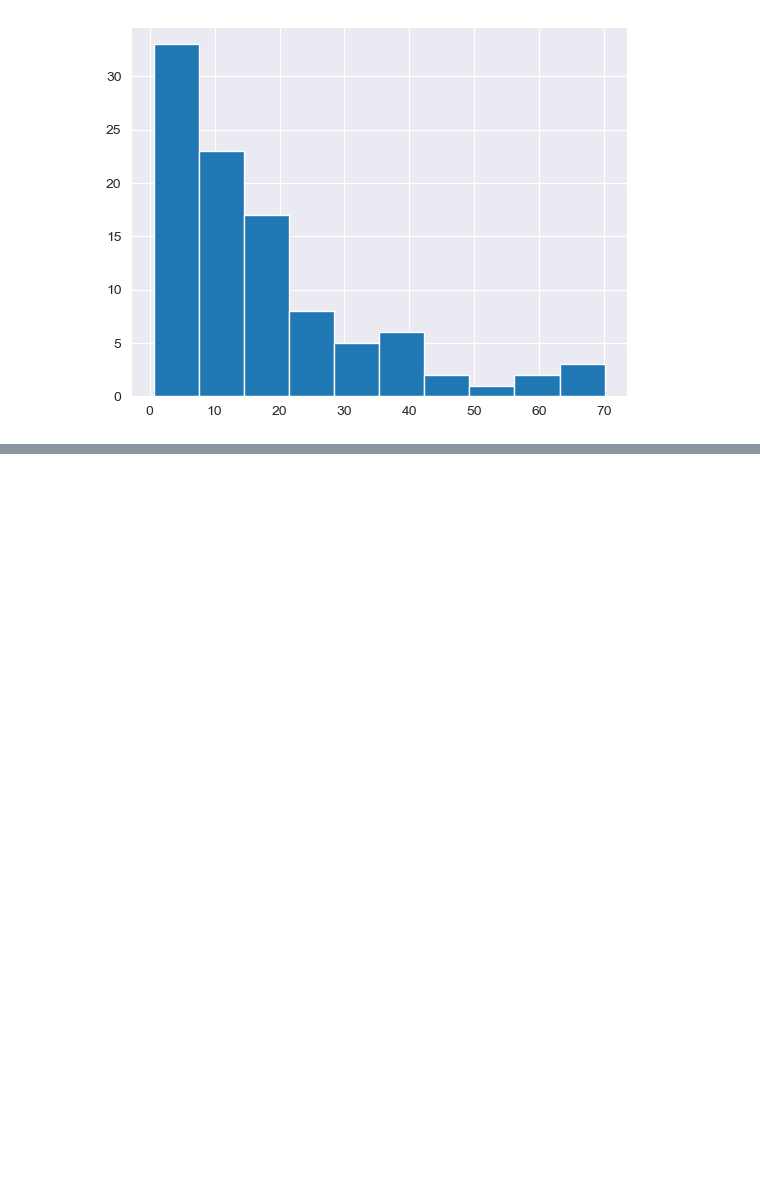
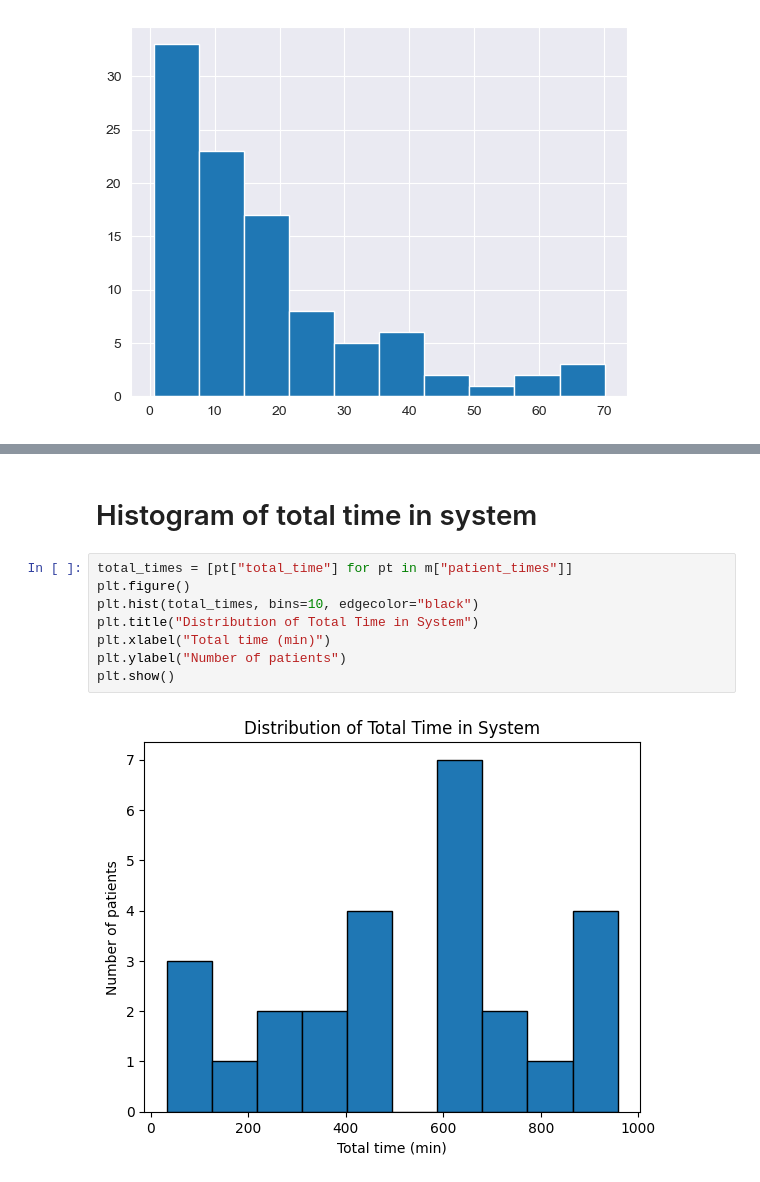
Before and after one commit to joona111/Simulation-Project, a Jupyter notebook: Hospital.ipynb, the cells around one changed output, grey strips where cells are left out. Drawn from its saved outputs; the diff is of its cells as text; blank space fills up the shorter version.

```diff
--- a/Hospital.ipynb
+++ b/Hospital.ipynb
@@ -98,0 +175,12 @@ np.float64(0.6411065453339619)
+# %% [markdown]
+# Histogram of total time in system
+# %%
+total_times = [pt["total_time"] for pt in m["patient_times"]]
+plt.figure()
+plt.hist(total_times, bins=10, edgecolor="black")
+plt.title("Distribution of Total Time in System")
+plt.xlabel("Total time (min)")
+plt.ylabel("Number of patients")
+plt.show()
+# %% [output]
+[figure, added]
```
Also changed, not shown: parts of 7 cells of this notebook, 3 other files.
